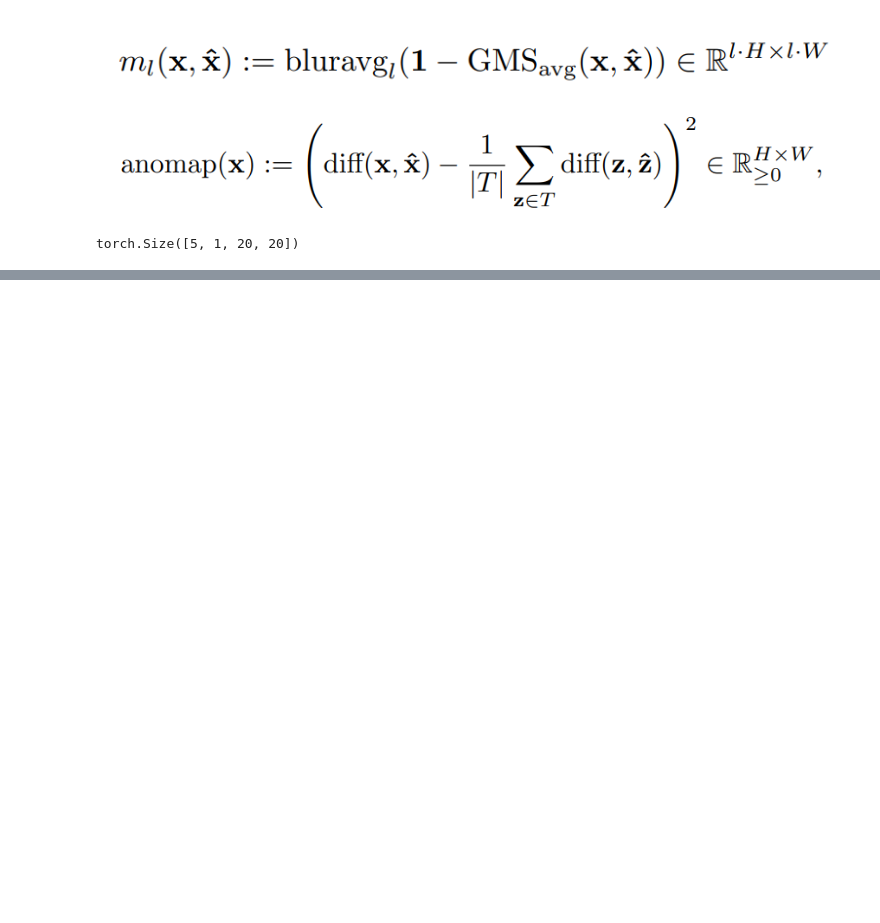
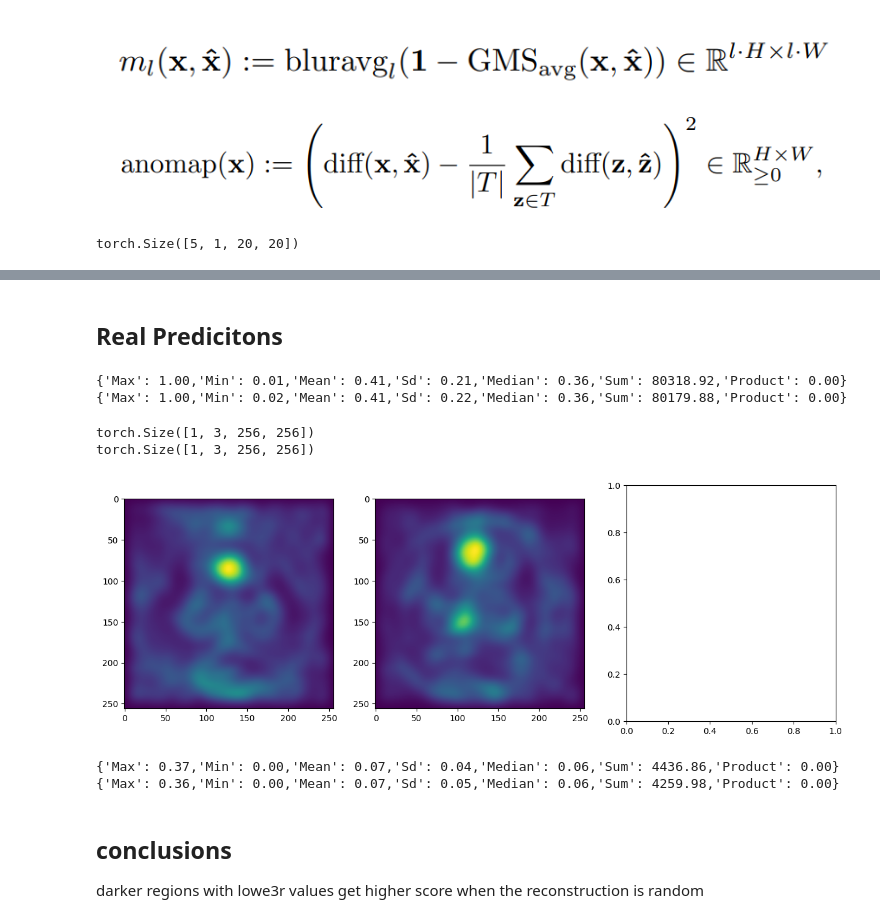
Before and after one commit to buehlpa/inpainting-transformer, a Jupyter notebook: evaluate.ipynb, the cells around one changed output, grey strips where cells are left out. Cells and saved outputs as stored; diff of their text form; code cells hidden in the pictures; blank space fills up the shorter version.

Commit message:
loaded raw and recon top evaluate

```diff
--- a/evaluate.ipynb
+++ b/evaluate.ipynb
@@ -91,0 +125,59 @@ plt.imshow(diff_squared.squeeze(0).permute(1, 2, 0))
+# %% [markdown]
+## Real Predicitons
+# %%
+from PIL import Image
+import torch
+import matplotlib.pyplot as plt
+import torchvision.transforms as transforms
+
+
+transform = transforms.Compose([
+    transforms.Resize((256, 256)),
+    transforms.ToTensor()
+])
+
+# Good
+good_real = Image.open('/home/bule/projects/inpainting-transformer/ckpt/results/good_000_image.jpg')
+image_tensor1 = transform(good_real)
+
+good_pred = Image.open('/home/bule/projects/inpainting-transformer/ckpt/results/good_000_recon.jpg')
+image_tensor1_pred = transform(good_pred)
+
+## anomaly
+anomaly_real = Image.open('/home/bule/projects/inpainting-transformer/ckpt/results/bent_wire_000_image.jpg')
+image_tensor2 = transform(anomaly_real)
+
+anomaly_pred= Image.open('/home/bule/projects/inpainting-transformer/ckpt/results/bent_wire_000_recon.jpg')
+image_tensor2_pred = transform(anomaly_pred)
+
+
+print(met(image_tensor1))
+print(met(image_tensor2))
+# %% [output]
+{'Max': 1.00,'Min': 0.01,'Mean': 0.41,'Sd': 0.21,'Median': 0.36,'Sum': 80318.92,'Product': 0.00}
+{'Max': 1.00,'Min': 0.02,'Mean': 0.41,'Sd': 0.22,'Median': 0.36,'Sum': 80179.88,'Product': 0.00}
+# %%
+msgms=MSGMSLoss()
+loss, map =msgms(image_tensor1.unsqueeze(0),image_tensor1_pred.unsqueeze(0))
+diff = avg_multiscale(map, scale_factors=[2, 4], gauss_kernel_size=21, gauss_sigma=2)
+diff_squared1 = diff**2
+
+loss, map =msgms(image_tensor2.unsqueeze(0),image_tensor2_pred.unsqueeze(0))
+diff = avg_multiscale(map, scale_factors=[2, 4], gauss_kernel_size=21, gauss_sigma=2)
+diff_squared2 = diff**2
+
+
+
+fig, axs = plt.subplots(1, 3, figsize=(15, 5))
+axs[0].imshow(diff_squared1.squeeze(0).permute(1, 2, 0))
+axs[1].imshow(diff_squared2.squeeze(0).permute(1, 2, 0))
+
+plt.show()
+print(met(diff_squared1))
+print(met(diff_squared2))
+# %% [output]
+torch.Size([1, 3, 256, 256])
+torch.Size([1, 3, 256, 256])
+[figure, added]
+{'Max': 0.37,'Min': 0.00,'Mean': 0.07,'Sd': 0.04,'Median': 0.06,'Sum': 4436.86,'Product': 0.00}
+{'Max': 0.36,'Min': 0.00,'Mean': 0.07,'Sd': 0.05,'Median': 0.06,'Sum': 4259.98,'Product': 0.00}
@@ -91,0 +193,3 @@ plt.imshow(diff_squared.squeeze(0).permute(1, 2, 0))
+# %% [markdown]
+## conclusions
+darker regions with lowe3r values get higher score when the reconstruction is random
```
Also changed, not shown: parts of 8 cells of this notebook, 3 other files.
